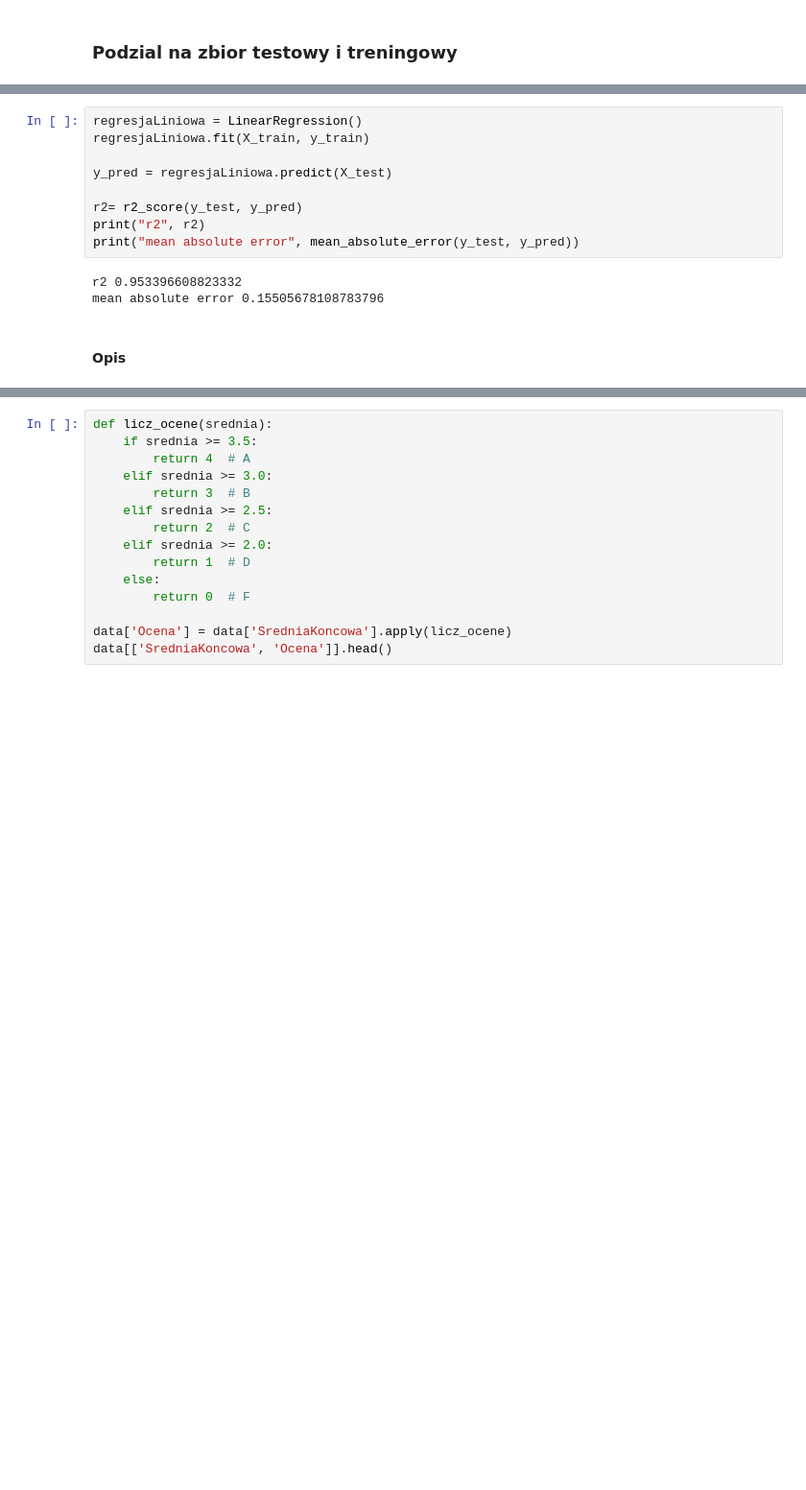
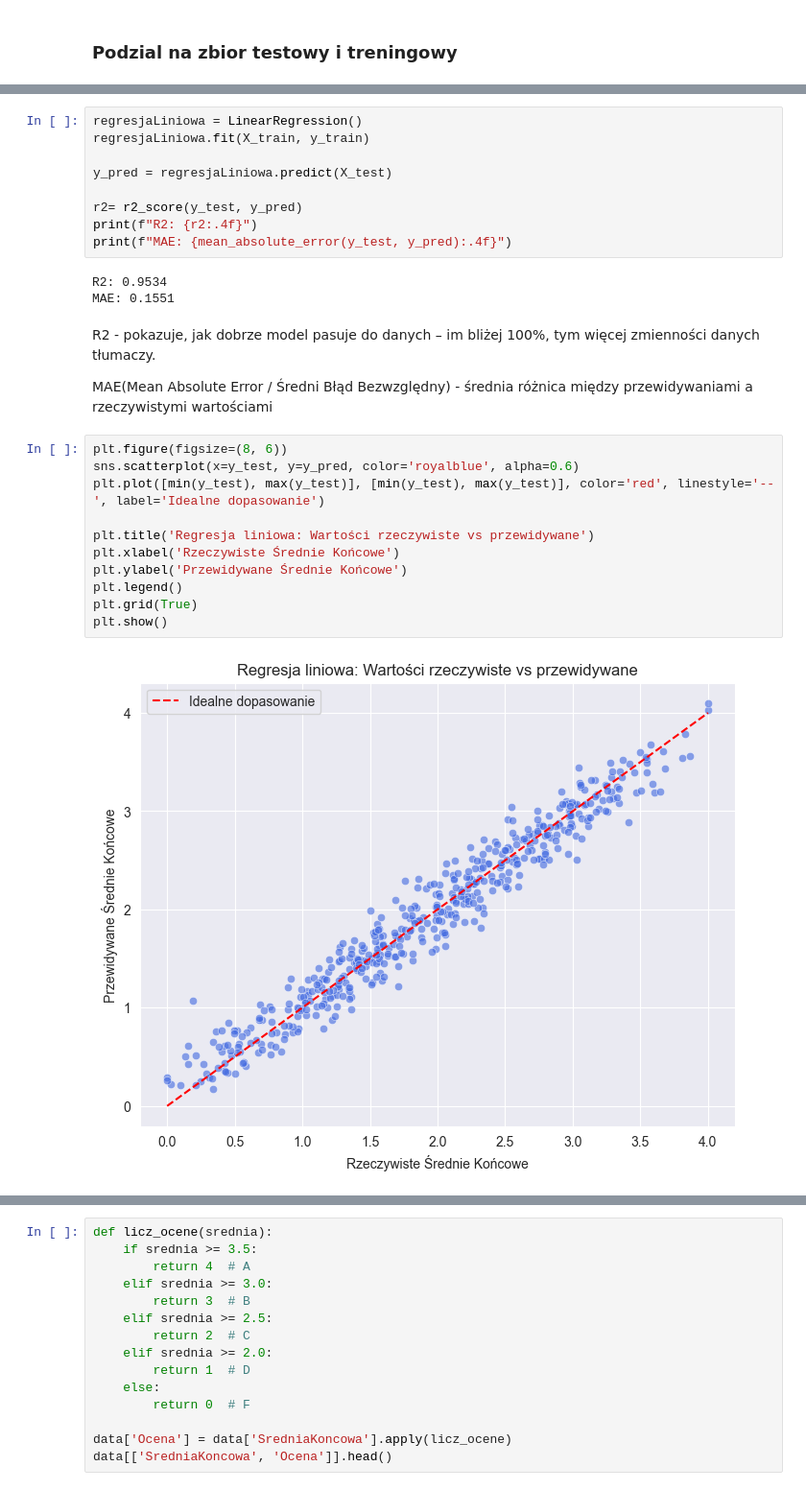
Before and after one commit to Polinez/MLClassProject, a Jupyter notebook: UM_Wandzel_Walus_Adamiak_Szymczyk.ipynb, the cells around one changed output, grey strips where cells are left out. Shown at 96% size. Cells and saved outputs as stored; diff of their text form; blank space fills up the shorter version.

```diff
--- a/UM_Wandzel_Walus_Adamiak_Szymczyk.ipynb
+++ b/UM_Wandzel_Walus_Adamiak_Szymczyk.ipynb
@@ -247,11 +265,26 @@ regresjaLiniowa.fit(X_train, y_train)
 y_pred = regresjaLiniowa.predict(X_test)
 
 r2= r2_score(y_test, y_pred)
-print("r2", r2)
-print("mean absolute error", mean_absolute_error(y_test, y_pred))
+print(f"R2: {r2:.4f}")
+print(f"MAE: {mean_absolute_error(y_test, y_pred):.4f}")
 # %% [output]
-r2 0.953396608823332
-mean absolute error 0.15505678108783796
+R2: 0.9534
+MAE: 0.1551
-# %% [markdown]
-#### Opis
+# %% [markdown]
+R2 - pokazuje, jak dobrze model pasuje do danych – im bliżej 100%, tym więcej zmienności danych tłumaczy.
+
+MAE(Mean Absolute Error / Średni Błąd Bezwzględny) - średnia różnica między przewidywaniami a rzeczywistymi wartościami
+# %%
+plt.figure(figsize=(8, 6))
+sns.scatterplot(x=y_test, y=y_pred, color='royalblue', alpha=0.6)
+plt.plot([min(y_test), max(y_test)], [min(y_test), max(y_test)], color='red', linestyle='--', label='Idealne dopasowanie')
+
+plt.title('Regresja liniowa: Wartości rzeczywiste vs przewidywane')
+plt.xlabel('Rzeczywiste Średnie Końcowe')
+plt.ylabel('Przewidywane Średnie Końcowe')
+plt.legend()
+plt.grid(True)
+plt.show()
+# %% [output]
+[figure, added]
 # %% [markdown]
```
Also changed, not shown: parts of 48 cells of this notebook.
